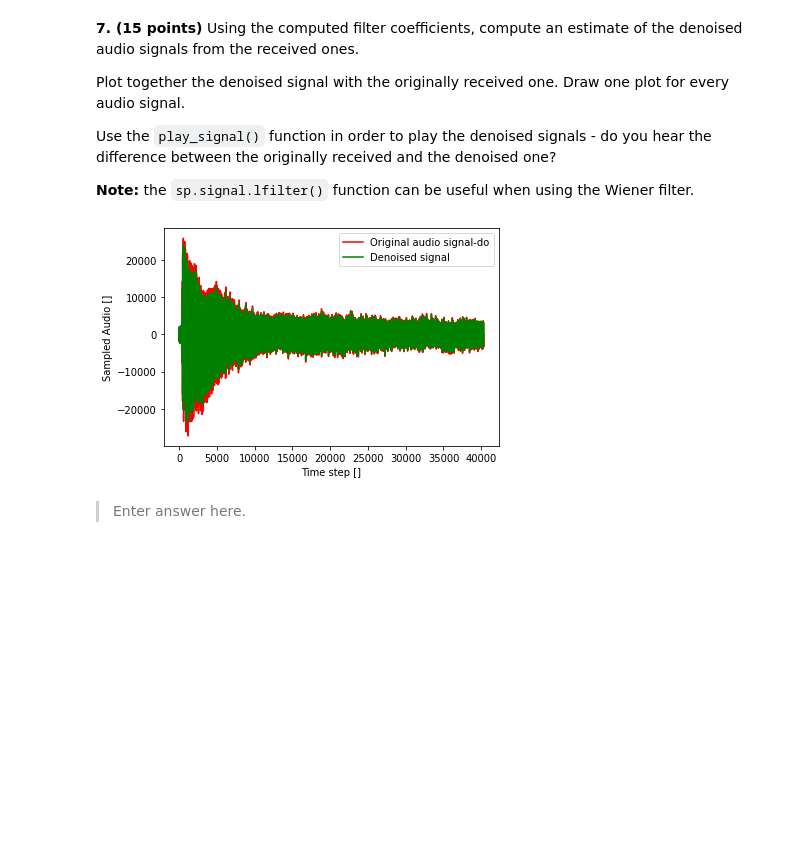
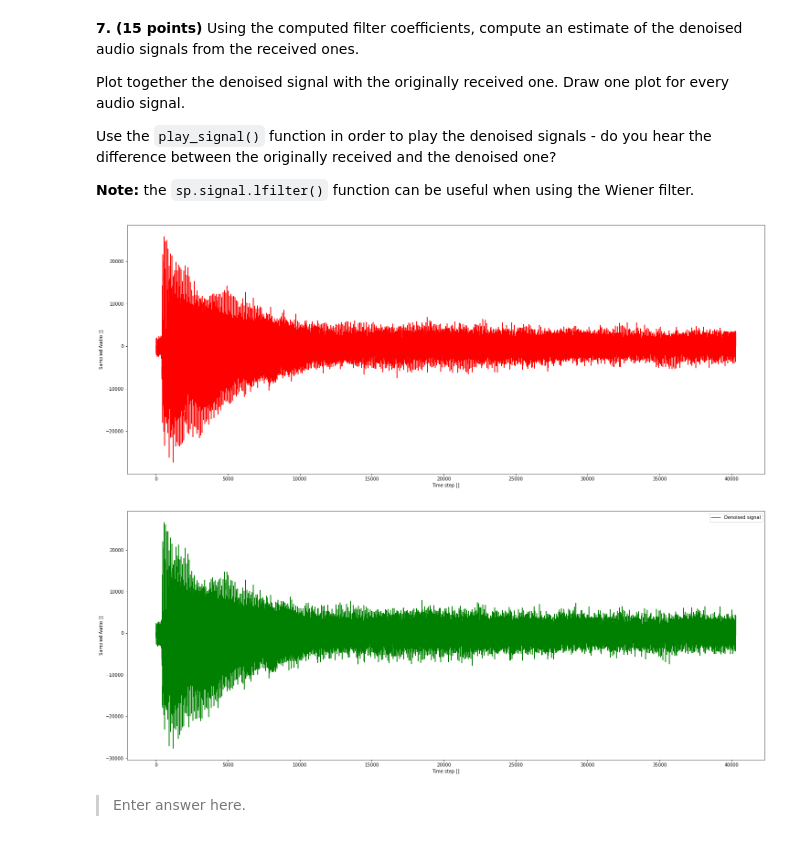
Before and after one commit to LeonGER-HH/SSP_2, a Jupyter notebook: SC42150_PythonAssignment2_Denoising_Petar.ipynb, the cells around one changed output. Cells and saved outputs as stored; diff of their text form; code cells hidden in the pictures; blank space fills up the shorter version.

```diff
--- a/SC42150_PythonAssignment2_Denoising_Petar.ipynb
+++ b/SC42150_PythonAssignment2_Denoising_Petar.ipynb
@@ -342,15 +337,15 @@ lag n=9 : r1ᵥ(9)=-2754, r2ᵥ(9)=-24245, r3ᵥ(9)=-4706
 
 **Note:** The `sp.linalg.toeplitz()` function may be useful.
 # %%
-Rm = lin.toeplitz(r_v)
-w_1 = np.linalg.inv(Rm).dot(r_x1v)
-w_2 = np.linalg.inv(Rm).dot(r_x2v)
-w_3 = np.linalg.inv(Rm).dot(r_x3v)
-
+Rm = lin.toeplitz(r_x1)
+w_1 = np.matmul(np.linalg.inv(Rm), r_x1v)
+w_2 = np.matmul(np.linalg.inv(Rm), r_x2v)
+w_3 = np.matmul(np.linalg.inv(Rm), r_x3v)
 
 print(w_1)
 print(w_2)
 print(w_3)
 
 print(np.shape(Rm))
+print(np.shape(r_x1v))
 # %% [output]
@@ -373,18 +368,32 @@ Use the `play_signal()` function in order to play the denoised signals - do you
 # %%
 d1_estimate = sig.lfilter(w_1, 1, data_noised[0])
 
-e1 = data_noised[0] - d1_estimate
+e1 = (data_noised[0]-noise_measured) - d1_estimate
 
-plt.plot(time_steps,data_noised[0],'r', label='Original audio signal-do')
-plt.plot(time_steps,e1,'g', label='Denoised signal')
+plt.figure(figsize=(25, 10))
+plot1 = plt.plot(time_steps,data_noised[0],'r', label='Original audio signal-do')
+#plt.plot(time_steps, (e1 + d1_estimate),'g', label='Denoised signal')
+#plt.legend(loc="upper right")
+plt.ylabel('Sampled Audio []')
+plt.xlabel('Time step []')
+plt.show(plot1)
+
+# print(data_noised[0])
+# print(d1_estimate)
+
+plt.figure(figsize=(25, 10))
+#plt.plot(time_steps,data_noised[0],'r', label='Original audio signal-do')
+plot2 = plt.plot(time_steps,(e1 + d1_estimate),'g', label='Denoised signal')
 plt.legend(loc="upper right")
 plt.ylabel('Sampled Audio []')
 plt.xlabel('Time step []')
+plt.show(plot2)
 
-#play_signal( data_noised[0] )
-play_signal( e1 )
+#plt.plot(data_noised[0])
+play_signal( e1 + d1_estimate)
 # %% [output]
-[figure, old version]
+[figure, new version]
+[figure, added]
 # %% [markdown]
 > Enter answer here.
 # %% [markdown]
```
Also changed, not shown: parts of 2 cells of this notebook.
